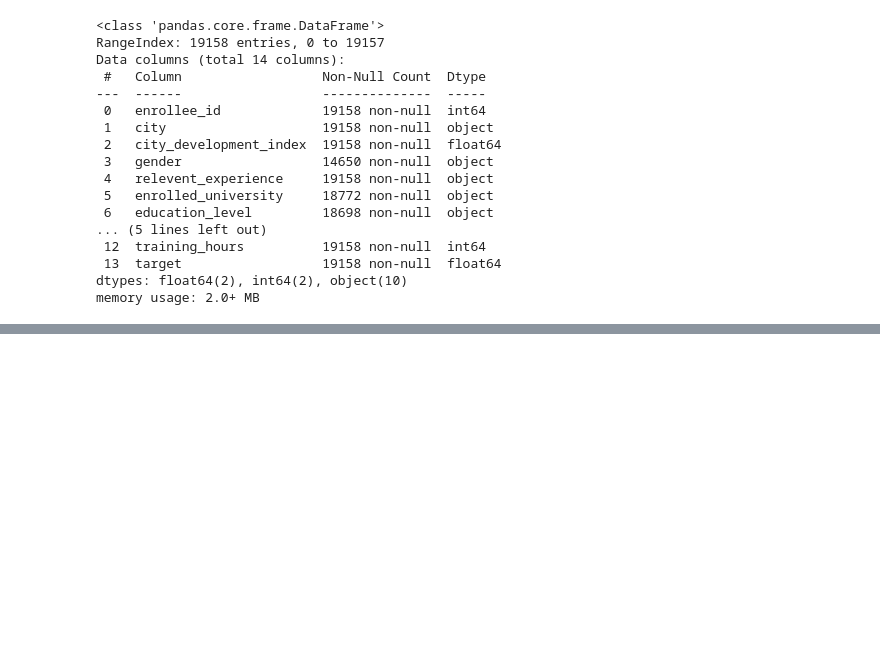
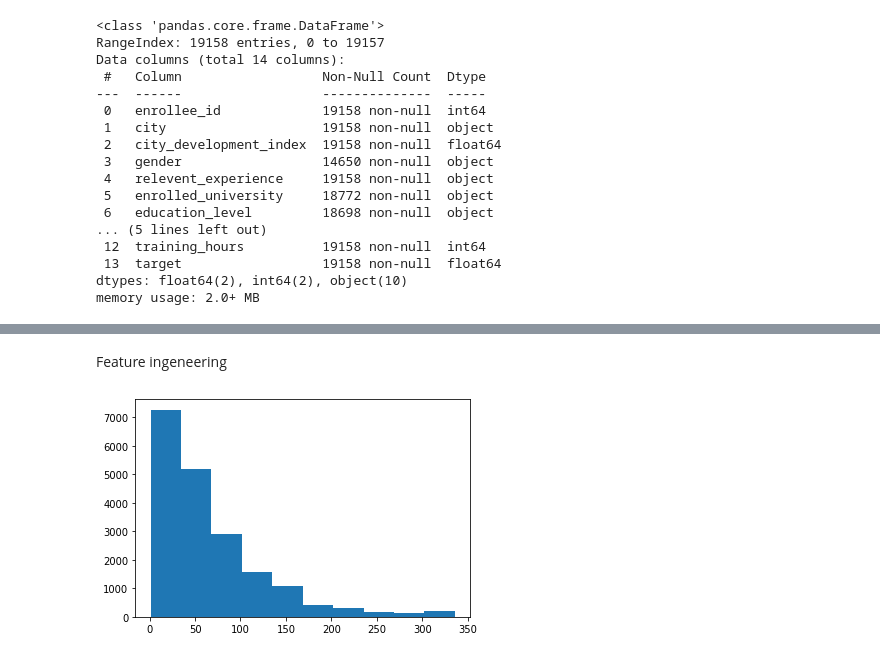
Before and after one commit to LMAXL7791211/ML_in_business, a Jupyter notebook: HW6 ML in business Lukyanov.m.ipynb, the cells around one changed output, grey strips where cells are left out. Saved outputs shown, nothing was run; the diff lists cells and outputs as text; code cells hidden in the pictures; blank space fills up the shorter version.

```diff
--- a/HW6 ML in business Lukyanov.m.ipynb
+++ b/HW6 ML in business Lukyanov.m.ipynb
@@ -148,0 +182,2 @@ citi_dev_group.loc[citi_dev_group['city'] > 1]
+# %%
+df = df.drop(['company_size'], axis=1)
@@ -148,0 +213,10 @@ citi_dev_group.loc[citi_dev_group['city'] > 1]
+# %%
+target_column = ['target']
+
+categorical_cols = ['city', 'gender', 'relevent_experience', 'enrolled_university', 'education_level',
+                    'major_discipline', 'company_type'
+                   ]
+
+continuous_cols = ['city_development_index', 'experience', 'last_new_job', 'training_hours',
+                   'company_size_low', 'company_size_high'
+                  ]
@@ -148,0 +225,3 @@ citi_dev_group.loc[citi_dev_group['city'] > 1]
+# %%
+df2 = df[categorical_cols].fillna('nodata')
+df2
@@ -148,0 +242,2 @@ citi_dev_group.loc[citi_dev_group['city'] > 1]
+# %%
+df3 = pd.concat([df[continuous_cols], df2, df[target_column]], axis=1)
@@ -148,0 +262,7 @@ citi_dev_group.loc[citi_dev_group['city'] > 1]
+# %% [markdown]
+Feature ingeneering
+# %%
+plt.hist(df3['training_hours'])
+plt.show()
+# %% [output]
+[figure, added]
```
Also changed, not shown: parts of 88 cells of this notebook.
